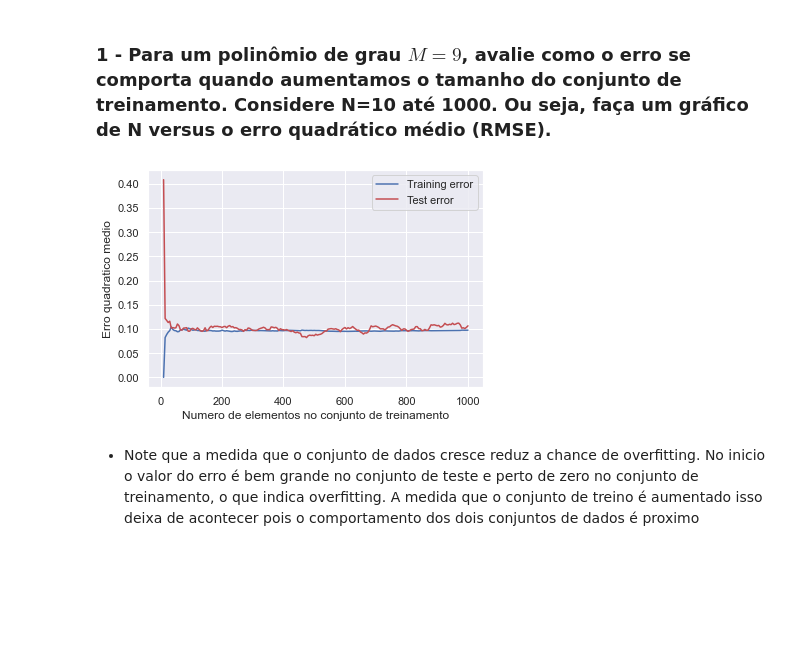
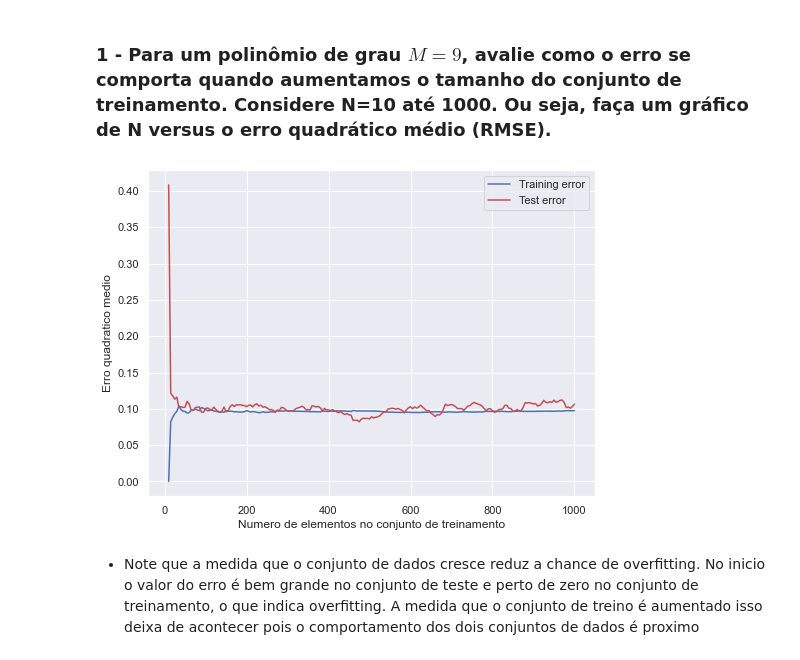
Before and after one commit to thiago3008/MBA_DS_USP, a Jupyter notebook: 02 - Introdução a Ciência de Dados/02 - Selecionando Métodos e Ajustando Modelos/Semana2_exercicios_fixacao_resolvidos.ipynb, the cells around one changed output. Drawn from its saved outputs; the diff is of its cells as text; code cells hidden in the pictures; blank space fills up the shorter version.

```diff
--- a/02 - Introdução a Ciência de Dados/02 - Selecionando Métodos e Ajustando Modelos/Semana2_exercicios_fixacao_resolvidos.ipynb
+++ b/02 - Introdução a Ciência de Dados/02 - Selecionando Métodos e Ajustando Modelos/Semana2_exercicios_fixacao_resolvidos.ipynb
@@ -47,7 +71,7 @@ for n_train in n_trains:
     np.random.seed(1337)
 
     # Gera o conjunto de treinamento (features + target)
-    X_train = np.linspace(0, 1, n_train) #gerando 100 elementos igualmente espaçados entre 0 e 1
+    X_train = np.linspace(0, 1, n_train) #gerando elementos igualmente espaçados entre 0 e 1
     y_train = function(X_train) + np.random.normal(0, 0.1, n_train) #adcionando um pequeno ruído a cada valor para não ficar exatamente no valor da função
 
     # Gera o conjunto de teste (features + target)
@@ -69,36 +93,35 @@ for n_train in n_trains:
     #realiza o treinamento, isto é ajusta os pesos para a função que será utilizada para predizer os valores
     model.fit(X_train_pf, y_train)
 
     # Usa o modelo treinado para prever os valores
     # nos dois conjuntos de dados
     y_train_pred = model.predict(X_train_pf)
     y_test_pred  = model.predict(X_test_pf)
 
     # Calcula o Erro Quadratico Médio para os dois conjuntos de dados
     error_train = rmse(y_train, y_train_pred)
     error_test  = rmse(y_test, y_test_pred)
 
     # Armazena o erro do conjunto de dados de tamanho n_train
     errors_train.append(error_train)
     errors_test.append(error_test)
 
 
-plt.figure(figsize=(6, 4)) #define o tamanho da figura de plot
+plt.figure(figsize=(8, 6)) #define o tamanho da figura de plot
 #plota no eixo x o vetor com os valores de treino, no eixo y os erros associados,
 # 'b-' significa que será uma linha azul e label a legenda da linha
 plt.plot(n_trains, errors_train, 'b-', label = 'Training error')
-
 plt.plot(n_trains, errors_test, 'r-', label = 'Test error')
 
 #atribuindo titulo nos eixos
 plt.xlabel('Numero de elementos no conjunto de treinamento')
 plt.ylabel('Erro quadratico medio')
 #mostrando a legenda
 plt.legend()
 #mostrando o grafico
 plt.show()
 # %% [output]
-[figure, old version]
+[figure, new version]
 # %% [markdown]
 *  Note que a medida que o conjunto de dados cresce reduz a chance de overfitting. No inicio o valor do erro é bem grande no conjunto de teste e perto de zero no conjunto de treinamento, o que indica overfitting. A medida que o conjunto de treino é aumentado isso deixa de acontecer pois o comportamento dos dois conjuntos de dados é proximo
 # %% [markdown]
```
Also changed, not shown: parts of 6 cells of this notebook, 49 other files.
